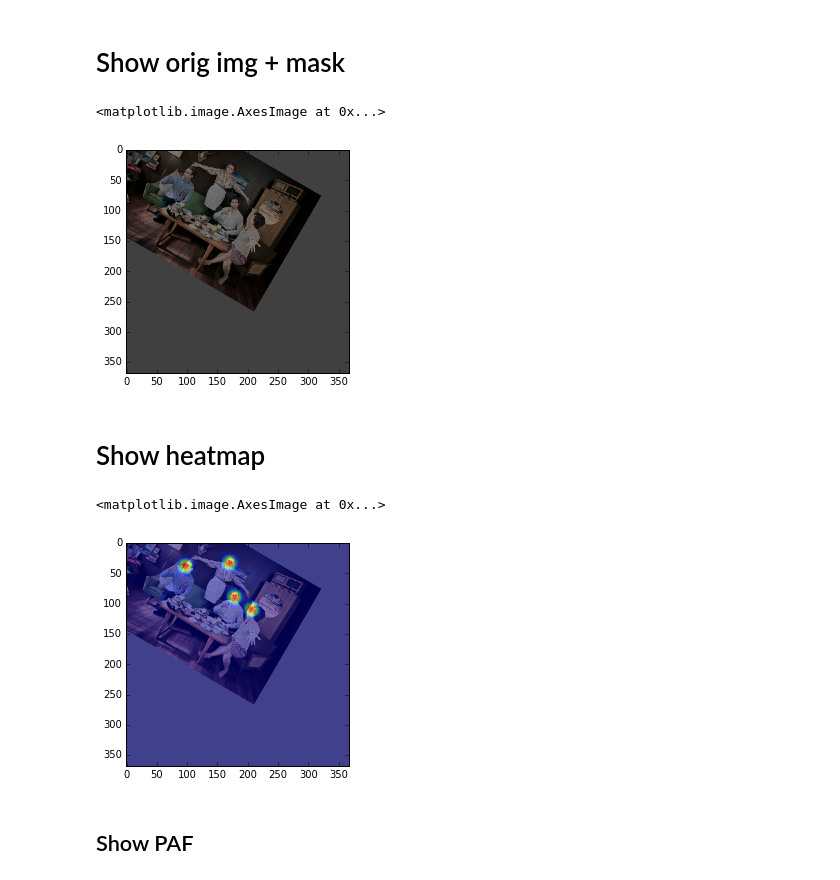
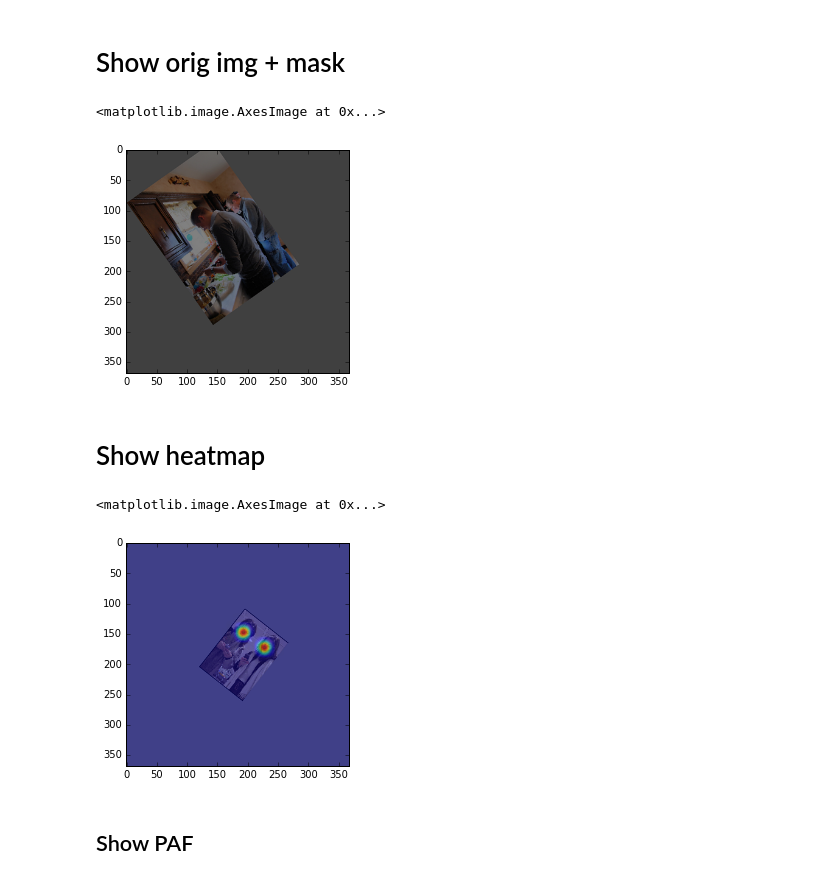
Before and after one commit to padeler/keras_Realtime_Multi-Person_Pose_Estimation, a Jupyter notebook: training/inspect_dataset.ipynb, the cells around one changed output. Cells and saved outputs as stored; diff of their text form; code cells hidden in the pictures.

```diff
--- a/training/inspect_dataset.ipynb
+++ b/training/inspect_dataset.ipynb
@@ -186,20 +177,21 @@ array([[[1., 1., 1., ..., 1., 1., 1.],
 # %% [markdown]
 # Show orig img + mask
 # %%
+batch_index = 2
 dta_img = x[0][batch_index,:,:,:]
 plt.imshow(dta_img[:,:,[2,1,0]])
 
 mask_img = x[1][batch_index,:,:,:]
 mask_img = cv2.resize(mask_img[:,:, 0], (0,0), fx=8, fy=8, interpolation=cv2.INTER_CUBIC)
 
 plt.imshow(mask_img * 255, cmap='gray', alpha=.5)
 # %% [output]
 <matplotlib.image.AxesImage at 0x...>
-[figure, old version]
+[figure, new version]
 # %% [markdown]
 # Show heatmap
 # %%
-batch_index = 0
+batch_index = 7
 body_part = 0
 
 dta_img = x[0][batch_index,:,:,:]
@@ -211,7 +203,7 @@ plt.imshow(dta_img[:,:,[2,1,0]])
 plt.imshow(heatmap[:,:], alpha=.5)
 # %% [output]
 <matplotlib.image.AxesImage at 0x...>
-[figure, old version]
+[figure, new version]
 # %% [markdown]
 ## Show PAF
 # %%
```
Also changed, not shown: parts of 14 cells of this notebook, 5 other files.
